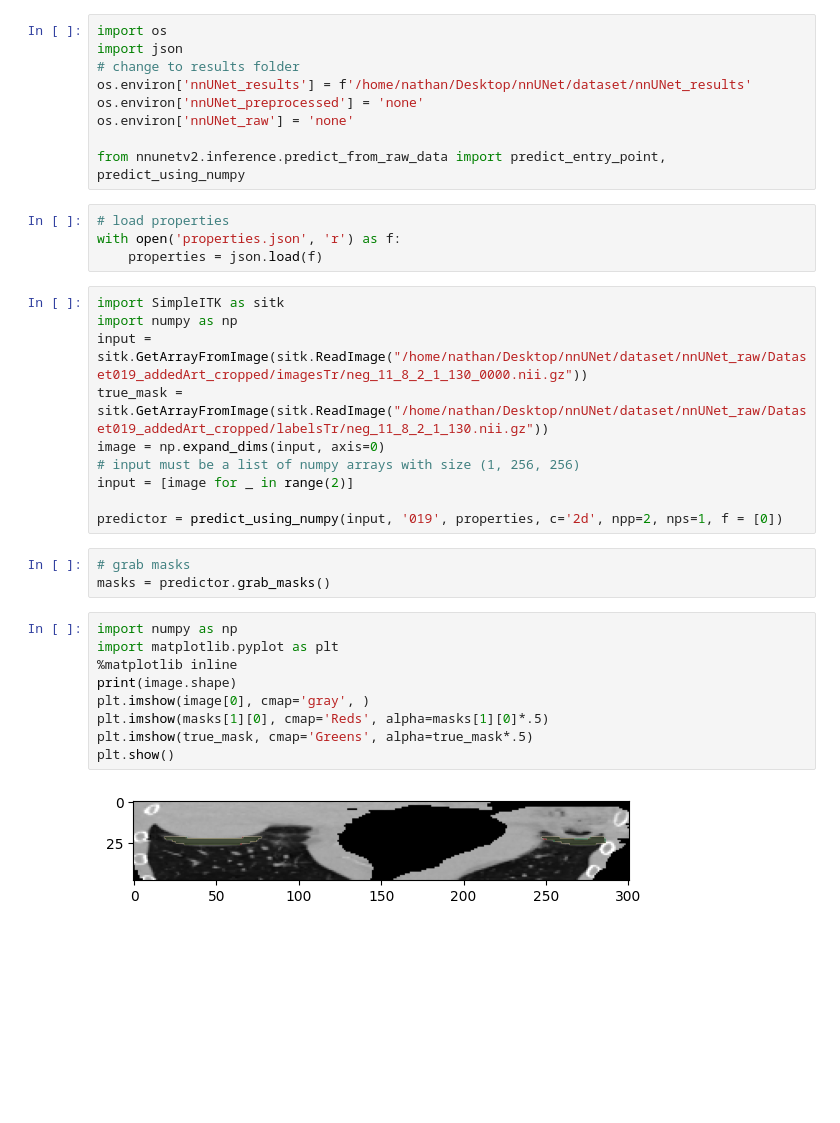
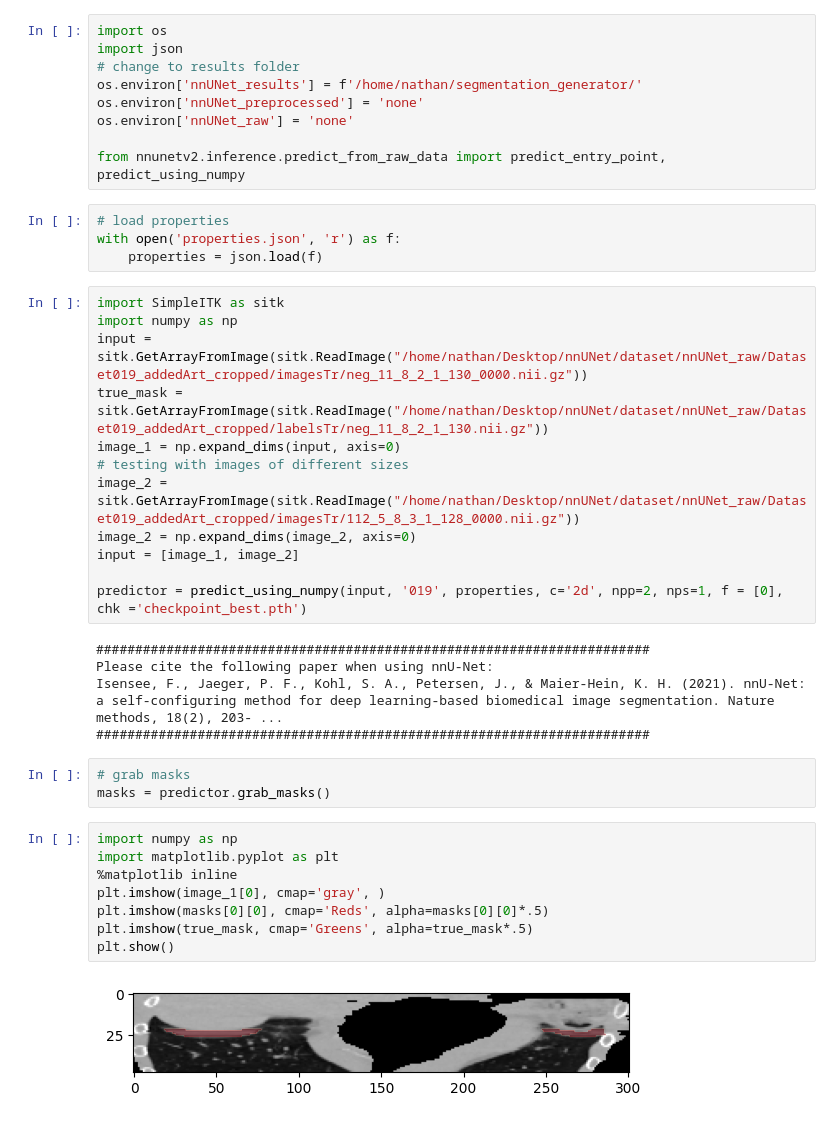
Before and after one commit to DMIC-Lab/segmentation_generator, a Jupyter notebook: tutorial.ipynb, the cells around one changed output. Saved outputs shown, nothing was run; the diff lists cells and outputs as text; blank space fills up the shorter version.

Commit message:
fixed error with grabbing masks of different sizes

```diff
--- a/tutorial.ipynb
+++ b/tutorial.ipynb
@@ -2,7 +2,7 @@
 import os
 import json
 # change to results folder
-os.environ['nnUNet_results'] = f'/home/nathan/Desktop/nnUNet/dataset/nnUNet_results'
+os.environ['nnUNet_results'] = f'/home/nathan/segmentation_generator/'
 os.environ['nnUNet_preprocessed'] = 'none'
 os.environ['nnUNet_raw'] = 'none'
 
@@ -16,22 +16,28 @@ import SimpleITK as sitk
 import numpy as np
 input = sitk.GetArrayFromImage(sitk.ReadImage("/home/nathan/Desktop/nnUNet/dataset/nnUNet_raw/Dataset019_addedArt_cropped/imagesTr/neg_11_8_2_1_130_0000.nii.gz"))
 true_mask = sitk.GetArrayFromImage(sitk.ReadImage("/home/nathan/Desktop/nnUNet/dataset/nnUNet_raw/Dataset019_addedArt_cropped/labelsTr/neg_11_8_2_1_130.nii.gz"))
-image = np.expand_dims(input, axis=0)
-# input must be a list of numpy arrays with size (1, 256, 256)
-input = [image for _ in range(2)]
+image_1 = np.expand_dims(input, axis=0)
+# testing with images of different sizes
+image_2 = sitk.GetArrayFromImage(sitk.ReadImage("/home/nathan/Desktop/nnUNet/dataset/nnUNet_raw/Dataset019_addedArt_cropped/imagesTr/112_5_8_3_1_128_0000.nii.gz"))
+image_2 = np.expand_dims(image_2, axis=0)
+input = [image_1, image_2]
 
-predictor = predict_using_numpy(input, '019', properties, c='2d', npp=2, nps=1, f = [0])
+predictor = predict_using_numpy(input, '019', properties, c='2d', npp=2, nps=1, f = [0], chk ='checkpoint_best.pth')
+# %% [output]
+#######################################################################
+Please cite the following paper when using nnU-Net:
+Isensee, F., Jaeger, P. F., Kohl, S. A., Petersen, J., & Maier-Hein, K. H. (2021). nnU-Net: a self-configuring method for deep learning-based biomedical image segmentation. Nature methods, 18(2), 203- ...
+#######################################################################
 # %%
 # grab masks
 masks = predictor.grab_masks()
 # %%
 import numpy as np
 import matplotlib.pyplot as plt
 %matplotlib inline
-print(image.shape)
-plt.imshow(image[0], cmap='gray', )
-plt.imshow(masks[1][0], cmap='Reds', alpha=masks[1][0]*.5)
+plt.imshow(image_1[0], cmap='gray', )
+plt.imshow(masks[0][0], cmap='Reds', alpha=masks[0][0]*.5)
 plt.imshow(true_mask, cmap='Greens', alpha=true_mask*.5)
 plt.show()
 # %% [output]
-[figure, old version]
+[figure, new version]
```
Also changed, not shown: 2 other files.
